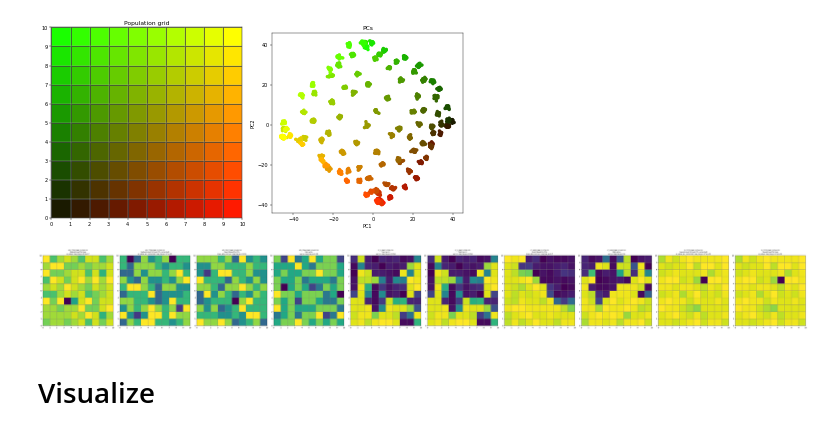
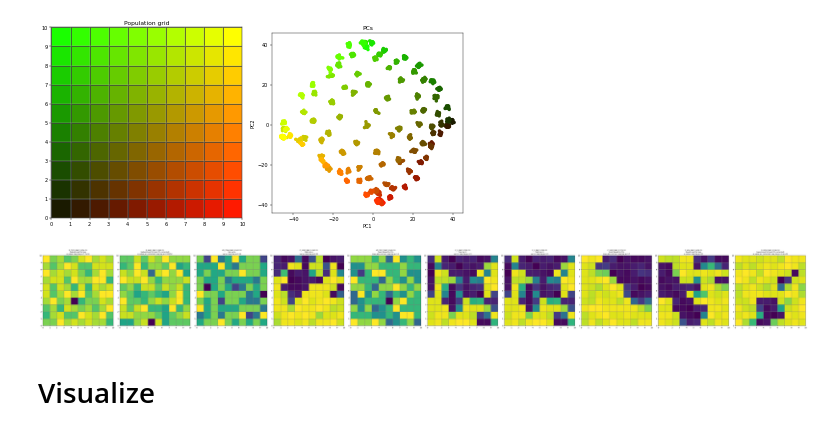
Before and after one commit to mat2m10/chasm, a Jupyter notebook: notebooks/coalescence_simulation_notebooks/Proof_of_Concept.ipynb, the cells around one changed output. Saved outputs shown, nothing was run; the diff lists cells and outputs as text; code cells hidden in the pictures.

```diff
--- a/notebooks/coalescence_simulation_notebooks/Proof_of_Concept.ipynb
+++ b/notebooks/coalescence_simulation_notebooks/Proof_of_Concept.ipynb
@@ -62,5 +63,5 @@ show_biases(pheno)
 # %%
-chosen_bias = "discrete"
+chosen_bias = "interaction"
 pheno[chosen_bias] = (pheno[chosen_bias] - pheno[chosen_bias].mean()) / pheno[chosen_bias].std()
 # %%
 PCs = get_n_pcs(raw_geno, 5)
@@ -69,10 +70,10 @@ visualize_grid_and_pcs(PCs, humans, dpi=36, s=48)
 # %% [output]
 [figure]
 # %%
-values, pcs, ps, HWE_dev = find_snps(raw_geno, pop=humans["populations"], chosen_bias=pheno["discrete"], PCs=5)
+values, pcs, ps, HWE_dev = find_snps(raw_geno, pop=humans["populations"], chosen_bias=pheno[chosen_bias], PCs=5)
 show_top_snps_ordered(humans, raw_geno, values)
 # %% [output]
-[figure, old version]
+[figure, new version]
 # %%
 chosen_snp = values.loc[
     values["reasons"] == "lowest pval for bias (PC-corrected)", "names"
```
Also changed, not shown: parts of 70 cells of this notebook, 1 other file.
